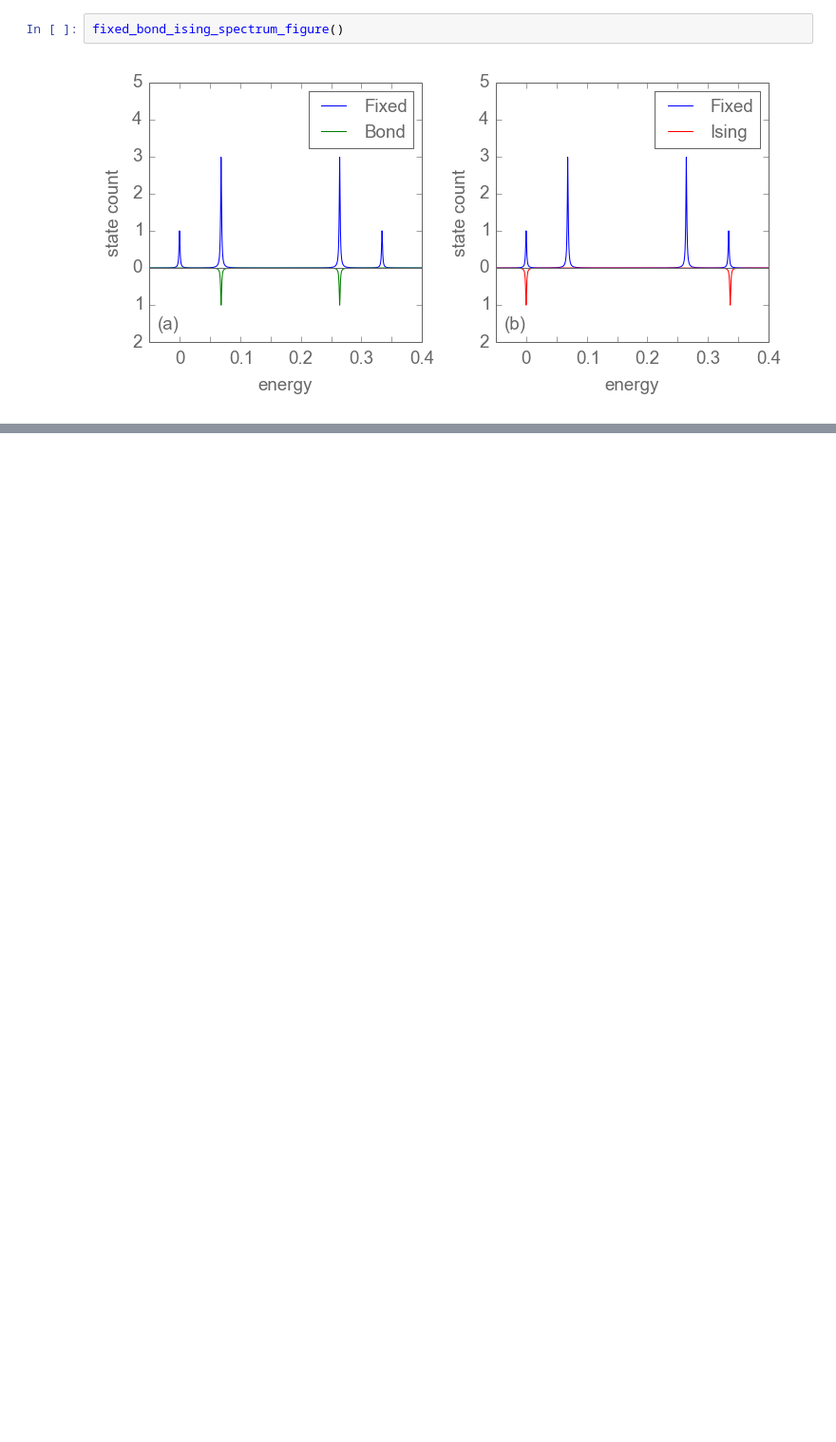
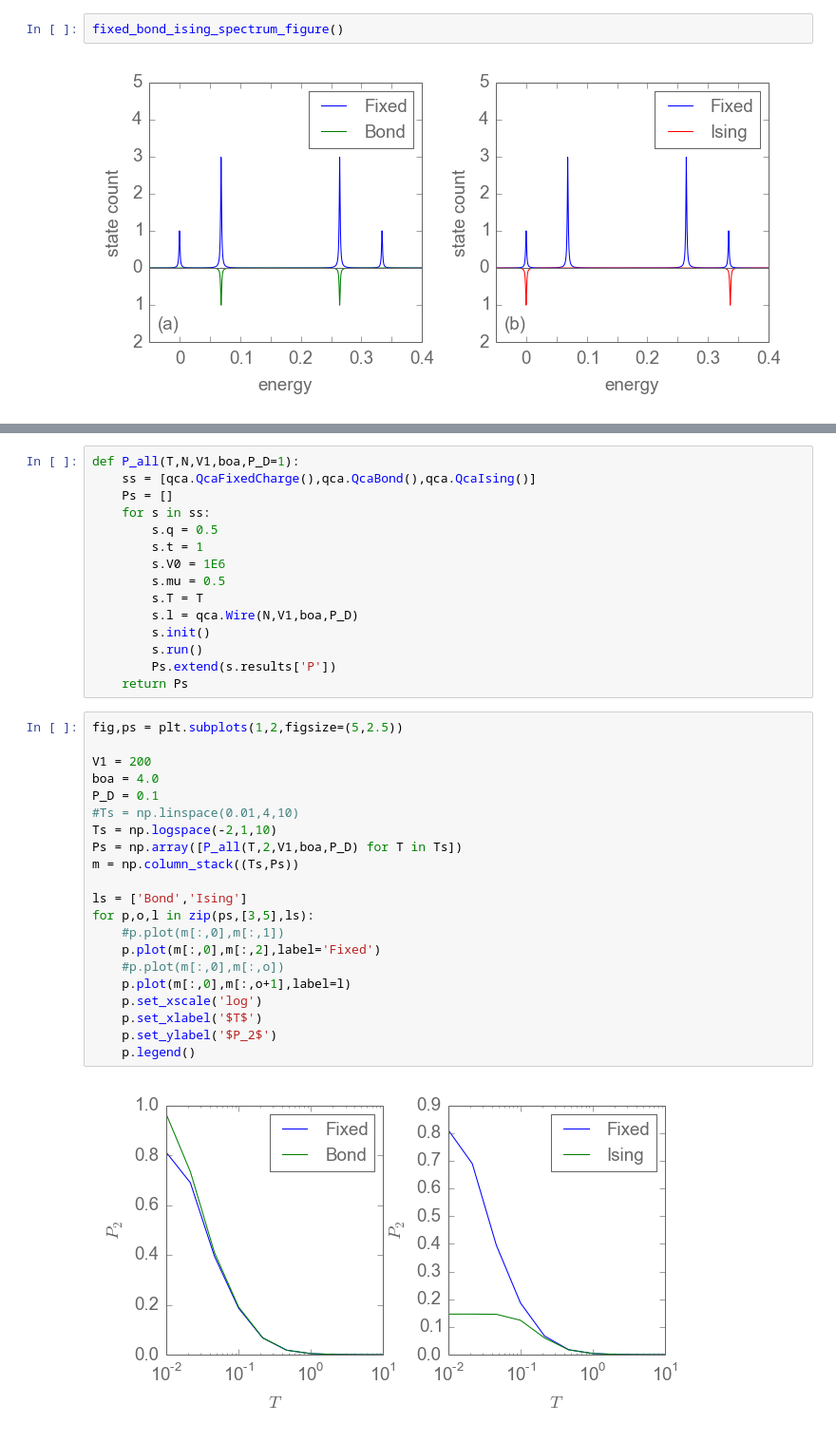
Before and after one commit to meznom/phd_thesis, a Jupyter notebook: notebooks/chapter02.ipynb, the cells around one changed output, grey strips where cells are left out. Shown at 95% size. Drawn from its saved outputs; the diff is of its cells as text; blank space fills up the shorter version.

```diff
--- a/notebooks/chapter02.ipynb
+++ b/notebooks/chapter02.ipynb
@@ -254,0 +341,38 @@ fixed_bond_ising_spectrum_figure()
+# %%
+def P_all(T,N,V1,boa,P_D=1):
+    ss = [qca.QcaFixedCharge(),qca.QcaBond(),qca.QcaIsing()]
+    Ps = []
+    for s in ss:
+        s.q = 0.5
+        s.t = 1
+        s.V0 = 1E6
+        s.mu = 0.5
+        s.T = T
+        s.l = qca.Wire(N,V1,boa,P_D)
+        s.init()
+        s.run()
+        Ps.extend(s.results['P'])
+    return Ps
+# %%
+fig,ps = plt.subplots(1,2,figsize=(5,2.5))
+
+V1 = 200
+boa = 4.0
+P_D = 0.1
+#Ts = np.linspace(0.01,4,10)
+Ts = np.logspace(-2,1,10)
+Ps = np.array([P_all(T,2,V1,boa,P_D) for T in Ts])
+m = np.column_stack((Ts,Ps))
+
+ls = ['Bond','Ising']
+for p,o,l in zip(ps,[3,5],ls):
+    #p.plot(m[:,0],m[:,1])
+    p.plot(m[:,0],m[:,2],label='Fixed')
+    #p.plot(m[:,0],m[:,o])
+    p.plot(m[:,0],m[:,o+1],label=l)
+    p.set_xscale('log')
+    p.set_xlabel('$T$')
+    p.set_ylabel('$P_2$')
+    p.legend()
+# %% [output]
+[figure, added]
```
Also changed, not shown: parts of 8 cells of this notebook, 5 other files.
